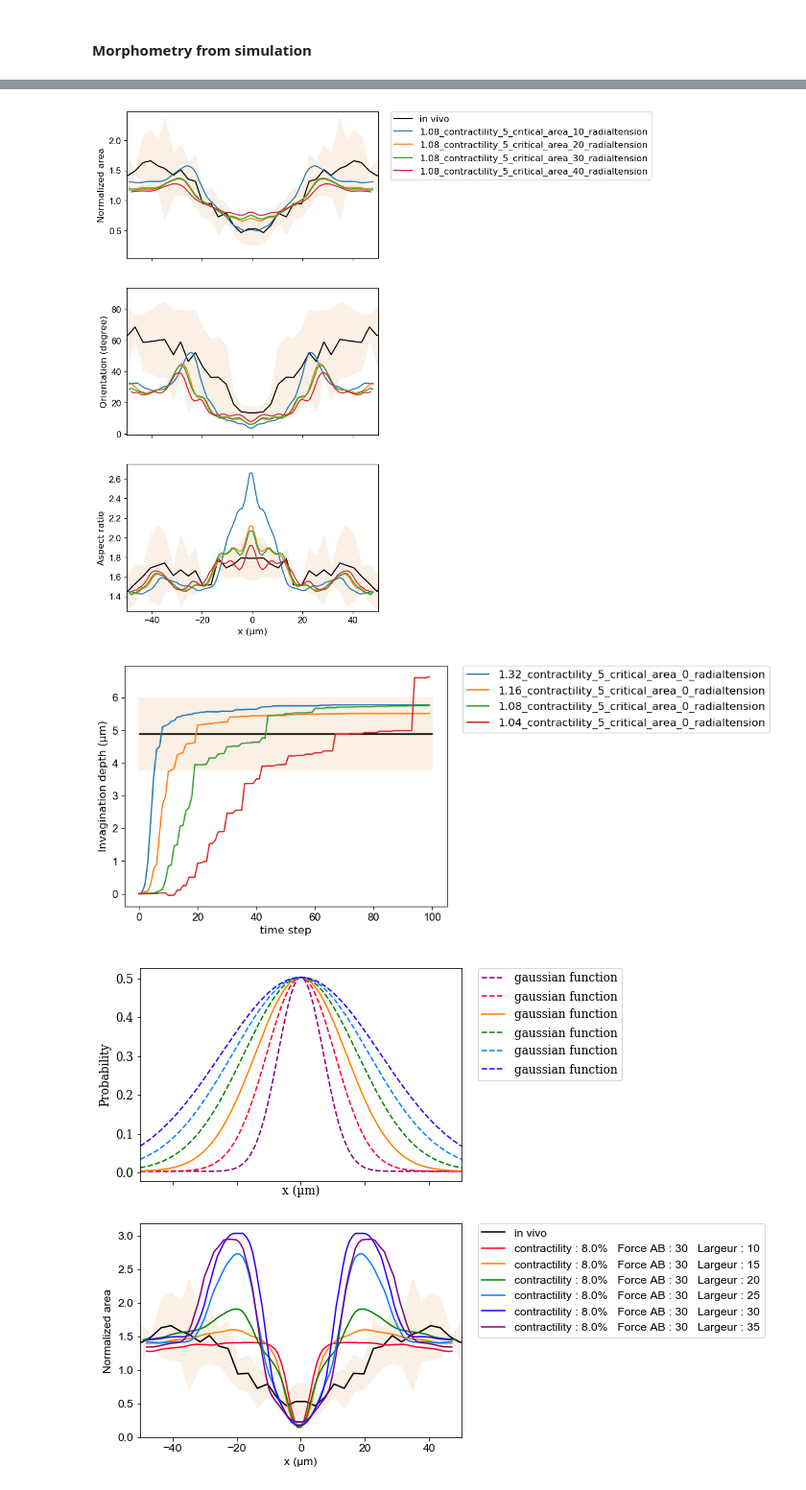
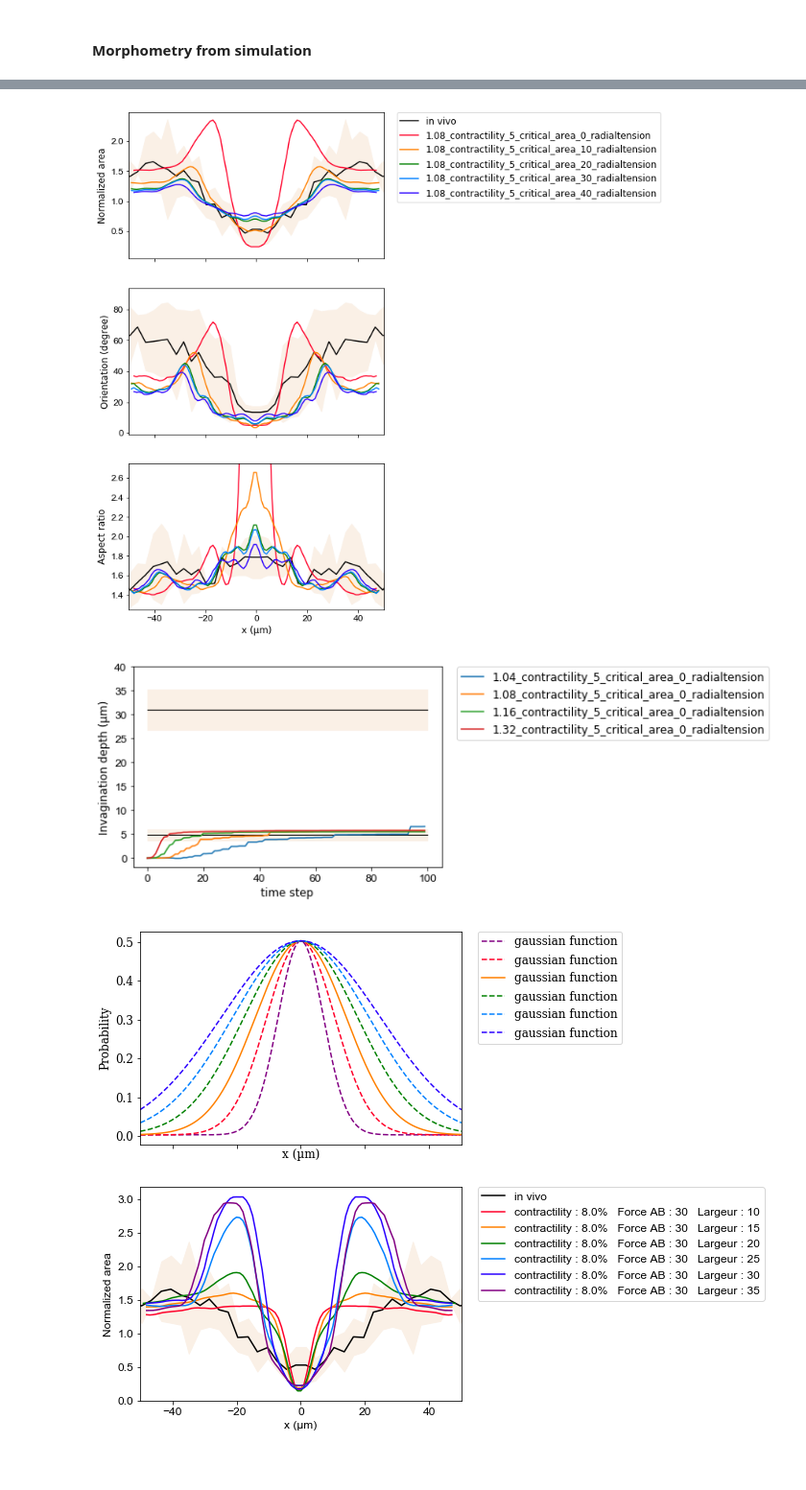
Before and after one commit to suzannelab/invagination, a Jupyter notebook: notebooks/EmbryoMesodermInvagination_AnalysePrincipale.ipynb, the cells around one changed output, grey strips where cells are left out. Shown: that part at 96% size. Saved outputs shown, nothing was run; the diff lists cells and outputs as text; code cells hidden in the pictures; blank space fills up the shorter version.

```diff
--- a/notebooks/EmbryoMesodermInvagination_AnalysePrincipale.ipynb
+++ b/notebooks/EmbryoMesodermInvagination_AnalysePrincipale.ipynb
@@ -770,7 +817,7 @@ for data_dir in data_dirs:
         #try:
         dir_name_vivo = data_file.split('_')[0]
         print (dir_name_vivo)
-        centers, figures, axes = fig_vivo2(data_dir[0], data_file,
+        centers, figures, axes = analyse(data_dir[0], data_file,
                                          basename=basename,
                                          figures=figures,
                                          axes=axes,
@@ -832,9 +873,9 @@ from tyssue.io import hdf5
 from tyssue.draw.plt_draw import quick_edge_draw, sheet_view
 
 
-sim_data_dirs =Path('/home/admin-suz/Documents/SimulationsReview/2018-07-26_sansForceAB')
+sim_data_dirs =Path('/home/admin-suz/Documents/SimulationsReview/2018-08-01')
 
-chosen_repository = [
+"""chosen_repository = [
                     '1.32_contractility_5_critical_area_0_radialtension',
 
                     '1.16_contractility_5_critical_area_0_radialtension',
@@ -843,7 +884,8 @@ chosen_repository = [
 
                     '1.04_contractility_5_critical_area_0_radialtension',
 
-                    ]
+                    ]"""
+chosen_repository = list_dir
 
 cup_stage_dataframe = pd.DataFrame(index = chosen_repository,
                                    columns = ('time', 'depth', 'Fab/Fc'))
@@ -851,8 +893,8 @@ cup_stage_dataframe = pd.DataFrame(index = chosen_repository,
 
 # Find cup stage for the chosen repository
 for repo in chosen_repository:
-    #t, d = define_time_depth_compare_to_vivo(os.path.join(sim_data_dirs, repo), 200)
-    t, d = define_time_max_depth(os.path.join(sim_data_dirs, repo), 200)
+    t, d = define_time_depth_compare_to_vivo(os.path.join(sim_data_dirs, repo), 50)
+    #t, d = define_time_max_depth(os.path.join(sim_data_dirs, repo), 200)
     cup_stage_dataframe.loc[repo, 'time'] = t
     cup_stage_dataframe.loc[repo, 'depth'] = d
     sheet = open_sheet(os.path.join(sim_data_dirs, repo), t)
@@ -1071,10 +1113,7 @@ scalarMap = cmx.ScalarMappable(norm=cNorm, cmap=jet)
 
 color_d={}
 i=0
-color_list = [(0.0, 0.5, 1.0, 1.0),
-              (0.0, 0.0, 1.0, 1.0),
-              (1.0, 0.5, 0.0, 1.0),
-              (1.0, 0.0, 0.0, 1.0)]
+
 color_list = [(1.0, 0.0, 0.16, 1.0),
             (1.0, 0.5, 0.0, 1.0),
             (0.0, 0.5, 0.0, 1.0),
@@ -1082,10 +1121,11 @@ color_list = [(1.0, 0.0, 0.16, 1.0),
             (0.16304347826086973, 0.0, 1.0, 1.0),
             (0.51, 0.0, 0.51, 1.0)]
 
-"""for name, rol in rollings_silico.items():
+for name, rol in rollings_silico.items():
     dir_name_vivo = name.split('_invagination')[0]
     color_d[dir_name_vivo] = color_list[i]
-    i=i+1"""
+    i=i+1
+
 
 label_dict = {}
 for repo in chosen_repository:
@@ -1133,9 +1173,7 @@ for tick in ax_ar.yaxis.get_ticklabels():
 fig.set_size_inches(6, 12)
 fig.savefig('../morphoemtry_principal_result.svg', dpi = 150)
 # %% [output]
-[figure, old version]
+[figure, new version]
-# %%
-mpl.rcParams.update(mpl.rcParamsDefault)
 # %%
 from invagination.toolbox import define_depth
 fig, ax = plt.subplots(1, 1, sharex=True, sharey=False)
@@ -1152,35 +1190,42 @@ for name, rol in rollings_silico.items():
     #color_d[dir_name_vivo] = color_list[i]
     i=i+1
 
 
 
     depth0 = define_depth(os.path.join(sim_data_dirs, dir_name_vivo), 0, ['z', 'x'])
     res_d = []
     for t in range (0,100):
         res_d.append(depth0 - define_depth(os.path.join(sim_data_dirs, dir_name_vivo), t, ['z', 'x']))
     ax.plot ( res_d, label=dir_name_vivo)
 #ax.axhline(4.9, color="black")
 
 ax.fill_between(np.linspace(0,100), 4.9-1.1,
                         4.9+1.1,
                         color="linen")
 ax.fill_between(np.linspace(0,100), 4.9-0.01,
                         4.9+0.01,
                         color="black")
+
+ax.fill_between(np.linspace(0,100), 31-4.2,
+                        31+4.2,
+                        color="linen")
+ax.fill_between(np.linspace(0,100), 31-0.01,
+                        31+0.01,
+                        color="black")
 ax.legend(bbox_to_anchor=(1.05, 1), loc=2, borderaxespad=0., prop={'size': 12, 'family':'sans-serif'})
 
 ax.set_xlabel('time step', size=12, family='sans-serif')
 ax.set_ylabel('Invagination depth (µm)', size=12, family='sans-serif')
 for tick in ax.xaxis.get_ticklabels():
     tick.set_fontsize(12)
     tick.set_fontname('Arial')
 for tick in ax.yaxis.get_ticklabels():
     tick.set_fontsize(12)
     tick.set_fontname('Arial')
-
+ax.set_ylim(ymax=40)
 fig.savefig('../depth_to_time.svg', dpi = 150)
 # %% [output]
-[figure, old version]
+[figure, new version]
 # %%
 def in_vivo_plot (means, stds, column, normalized=False, ax=None):
     if ax is None :
```
Also changed, not shown: parts of 10 cells of this notebook, 11 other files.
